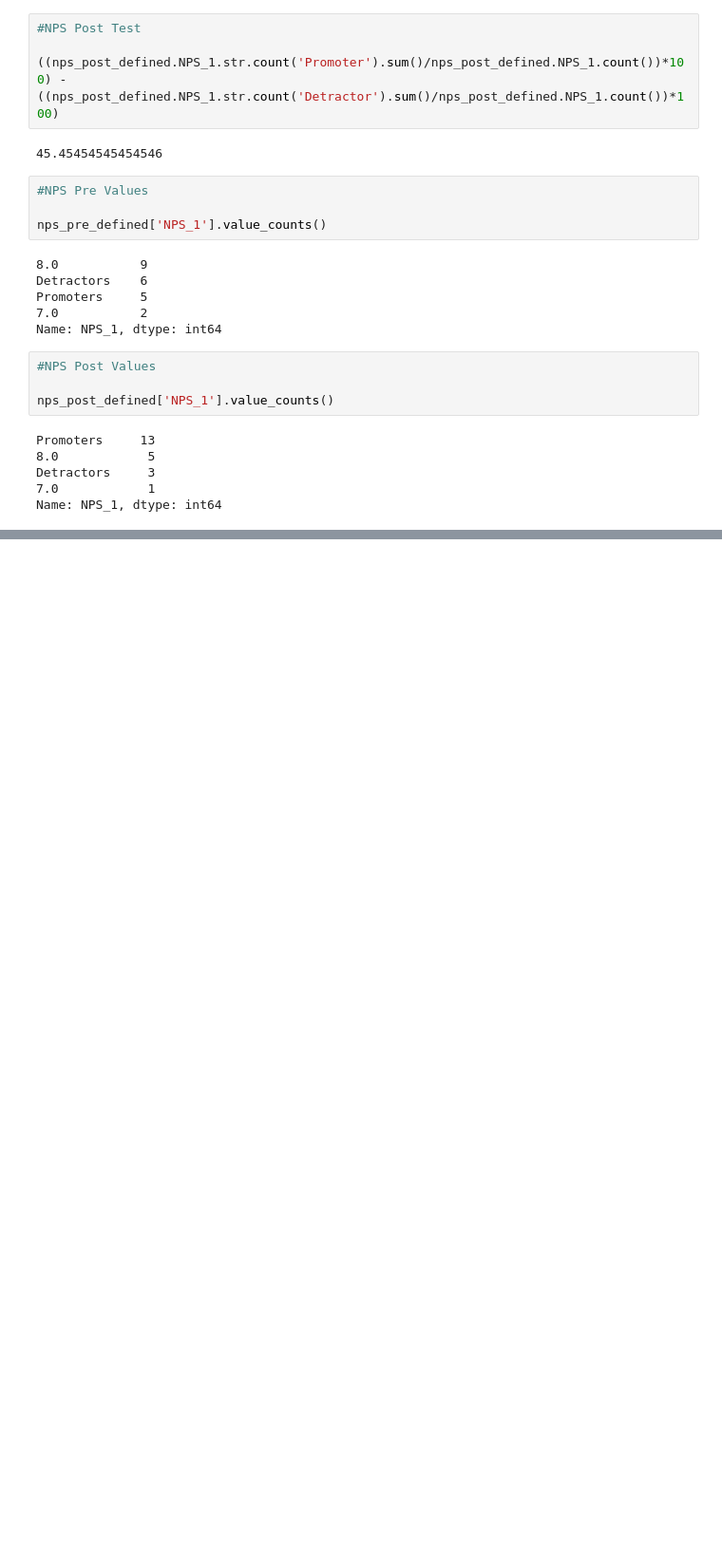
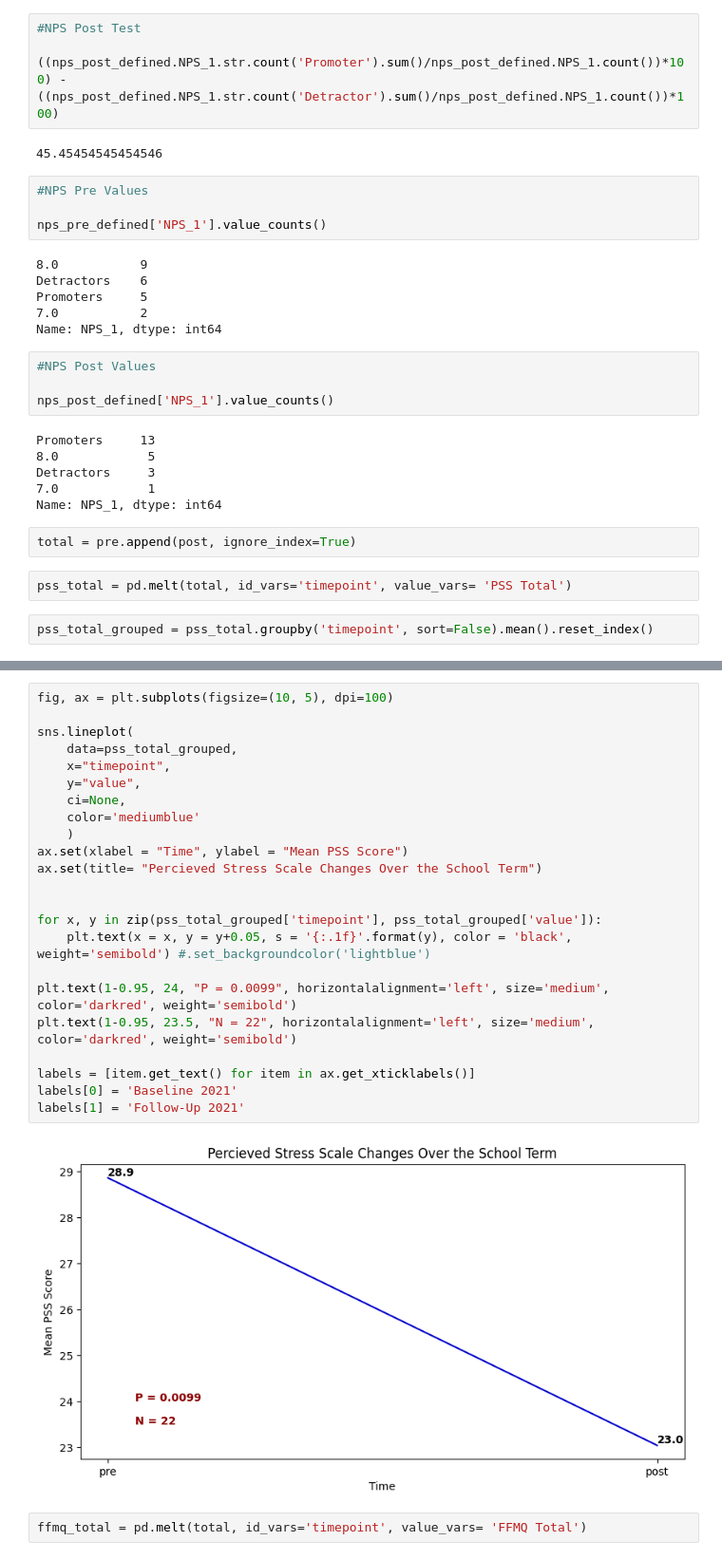
Before and after one commit to youribenadjaoud/PHP1880-stress-survey, a Jupyter notebook: stress_survey.ipynb, the cells around one changed output, grey strips where cells are left out. Shown at 95% size. Drawn from its saved outputs; the diff is of its cells as text; blank space fills up the shorter version.

Commit message:
Graphs

```diff
--- a/stress_survey.ipynb
+++ b/stress_survey.ipynb
@@ -210,3 +210,9 @@ Promoters     13
 Detractors     3
 7.0            1
 Name: NPS_1, dtype: int64
+# %%
+total = pre.append(post, ignore_index=True)
+# %%
+pss_total = pd.melt(total, id_vars='timepoint', value_vars= 'PSS Total')
+# %%
+pss_total_grouped = pss_total.groupby('timepoint', sort=False).mean().reset_index()
@@ -212,0 +225,27 @@ Name: NPS_1, dtype: int64
+# %%
+fig, ax = plt.subplots(figsize=(10, 5), dpi=100)
+
+sns.lineplot(
+    data=pss_total_grouped,
+    x="timepoint",
+    y="value",
+    ci=None,
+    color='mediumblue'
+    )
+ax.set(xlabel = "Time", ylabel = "Mean PSS Score")
+ax.set(title= "Percieved Stress Scale Changes Over the School Term")
+
+
+for x, y in zip(pss_total_grouped['timepoint'], pss_total_grouped['value']):
+    plt.text(x = x, y = y+0.05, s = '{:.1f}'.format(y), color = 'black', weight='semibold') #.set_backgroundcolor('lightblue')
+
+plt.text(1-0.95, 24, "P = 0.0099", horizontalalignment='left', size='medium', color='darkred', weight='semibold')
+plt.text(1-0.95, 23.5, "N = 22", horizontalalignment='left', size='medium', color='darkred', weight='semibold')
+
+labels = [item.get_text() for item in ax.get_xticklabels()]
+labels[0] = 'Baseline 2021'
+labels[1] = 'Follow-Up 2021'
+# %% [output]
+[figure, added]
+# %%
+ffmq_total = pd.melt(total, id_vars='timepoint', value_vars= 'FFMQ Total')
```
Also changed, not shown: parts of 4 cells of this notebook.
